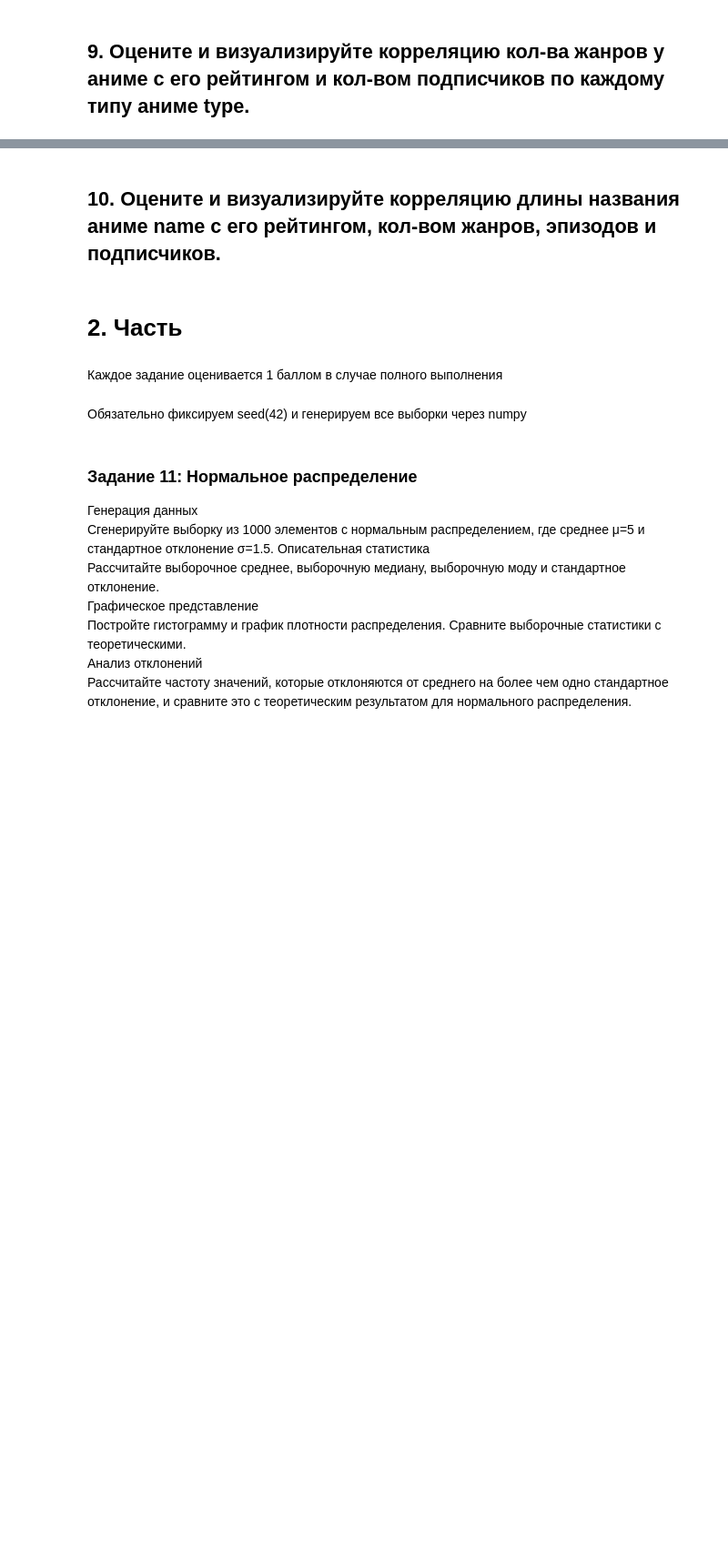
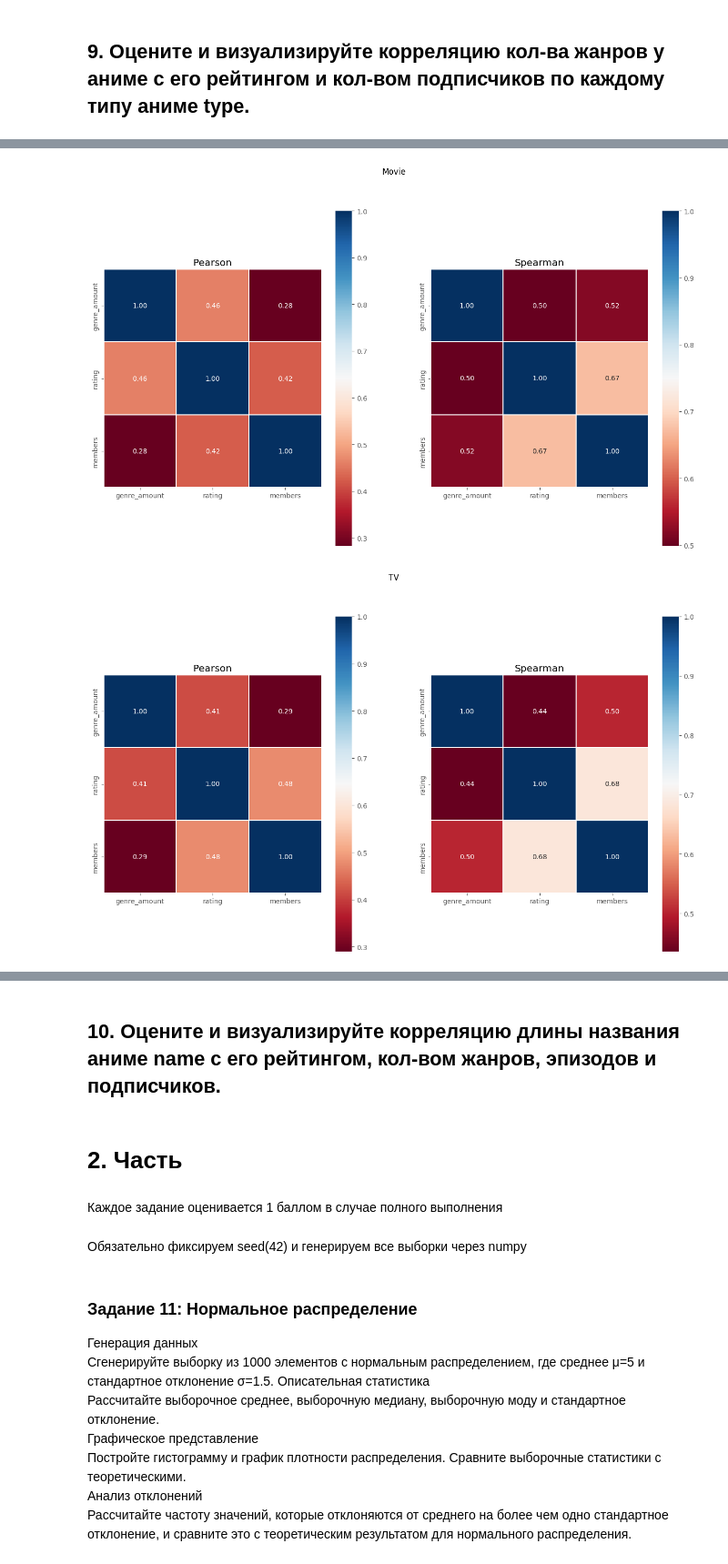
Before and after one commit to semwett0301/stat-ml-labs, a Jupyter notebook: statistic-course/math_stat_1.ipynb, the cells around one changed output, grey strips where cells are left out. Shown at 91% size. Saved outputs shown, nothing was run; the diff lists cells and outputs as text; code cells hidden in the pictures; blank space fills up the shorter version.

```diff
--- a/statistic-course/math_stat_1.ipynb
+++ b/statistic-course/math_stat_1.ipynb
@@ -196,8 +211,8 @@ genre_df
 | 10485 | 33390 | Zunda Horizon | NaN | Movie | 1 | NaN | 160 | NaN |
 10486 rows × 8 columns
 # %%
-genre_df = genre_df.explode('genre_list').dropna().reset_index().pivot(columns='genre_list', values='rating')
-genre_df
+exploded_genre_df = genre_df.explode('genre_list').dropna().reset_index().pivot(columns='genre_list', values='rating')
+exploded_genre_df
 # %% [output]
 | genre_list | action | adventure | cars | comedy | dementia | demons | drama | fantasy | game | harem | ... |
 | 0 | NaN | NaN | NaN | NaN | NaN | NaN | 9.37 | NaN | NaN | NaN | ... |
@@ -449,12 +442,13 @@ final_mean_df
 | thriller | 7.382326 | 10.290698 | 116477.356322 |
 | vampire | 6.878721 | 9.494253 | 61983.579545 |
 # %%
-fig, (ax1, ax2) = plt.subplots(1, 2, figsize=(16, 9))
+def print_correlation_heatmaps(df, subtitle="Correlation"):
+    fig, (ax1, ax2) = plt.subplots(1, 2, figsize=(16, 9))
 
-fig.suptitle('Correlation')
+    fig.suptitle(subtitle)
 
-ax1 = sns.heatmap(final_mean_df.corr(method='pearson', numeric_only=True), ax=ax1, square=True, annot=True, fmt=".2f", linewidths=0.1, cmap="RdBu")
-ax1 = ax1.set_title('Pearson')
+    ax1 = sns.heatmap(df.corr(method='pearson', numeric_only=True), ax=ax1, square=True, annot=True, fmt=".2f", linewidths=0.1, cmap="RdBu")
+    ax1 = ax1.set_title('Pearson')
 
-ax2 = sns.heatmap(final_mean_df.corr(method='spearman', numeric_only=True), ax=ax2, square=True, annot=True, fmt=".2f", linewidths=0.1, cmap="RdBu")
-ax2 = ax2.set_title('Spearman')
+    ax2 = sns.heatmap(df.corr(method='spearman', numeric_only=True), ax=ax2, square=True, annot=True, fmt=".2f", linewidths=0.1, cmap="RdBu")
+    ax2 = ax2.set_title('Spearman')
@@ -463,2 +459,7 @@ ax2 = ax2.set_title('Spearman')
 # %% [markdown]
 ## 9. Оцените и визуализируйте корреляцию кол-ва жанров у аниме с его рейтингом и кол-вом подписчиков по каждому типу аниме type.
+# %%
+exp_genre_df = genre_df.copy()
+exp_genre_df['genre_amount'] = exp_genre_df['genre_list'].apply(lambda x: len(x) if isinstance(x, list) else 0)
+
+exp_genre_df
@@ -464,0 +480,6 @@ ax2 = ax2.set_title('Spearman')
+# %%
+for t in exp_genre_df['type'].unique():
+    print_correlation_heatmaps(exp_genre_df[exp_genre_df['type'] == t][['genre_amount', 'rating', 'members']].dropna(), subtitle=t)
+# %% [output]
+[figure, added]
+[figure, added]
```
Also changed, not shown: parts of 10 cells of this notebook.
